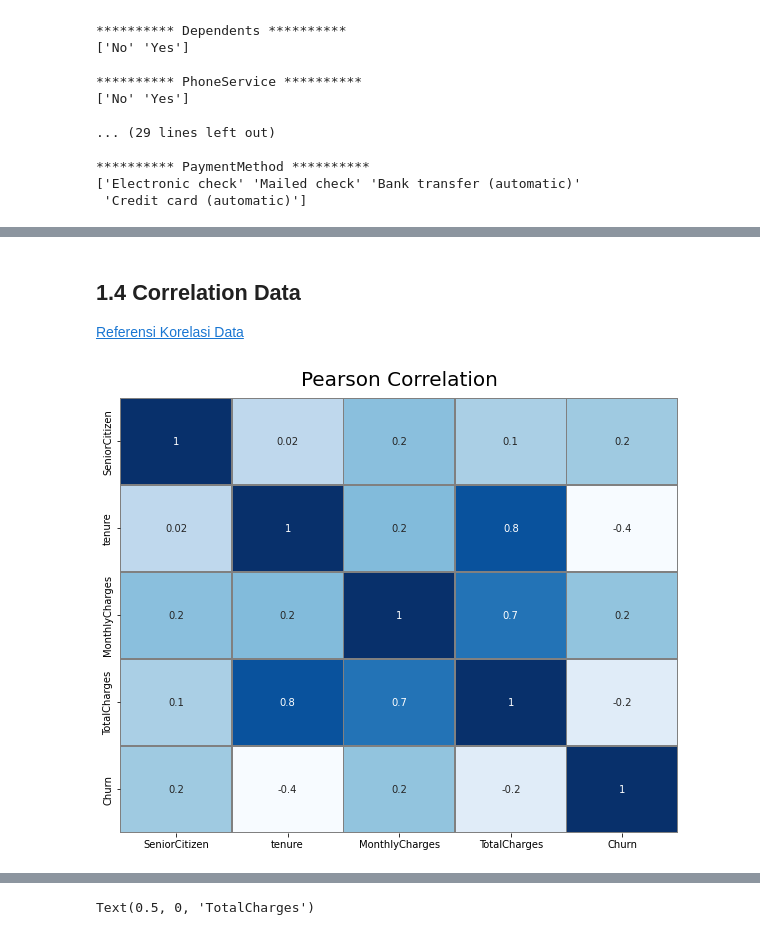
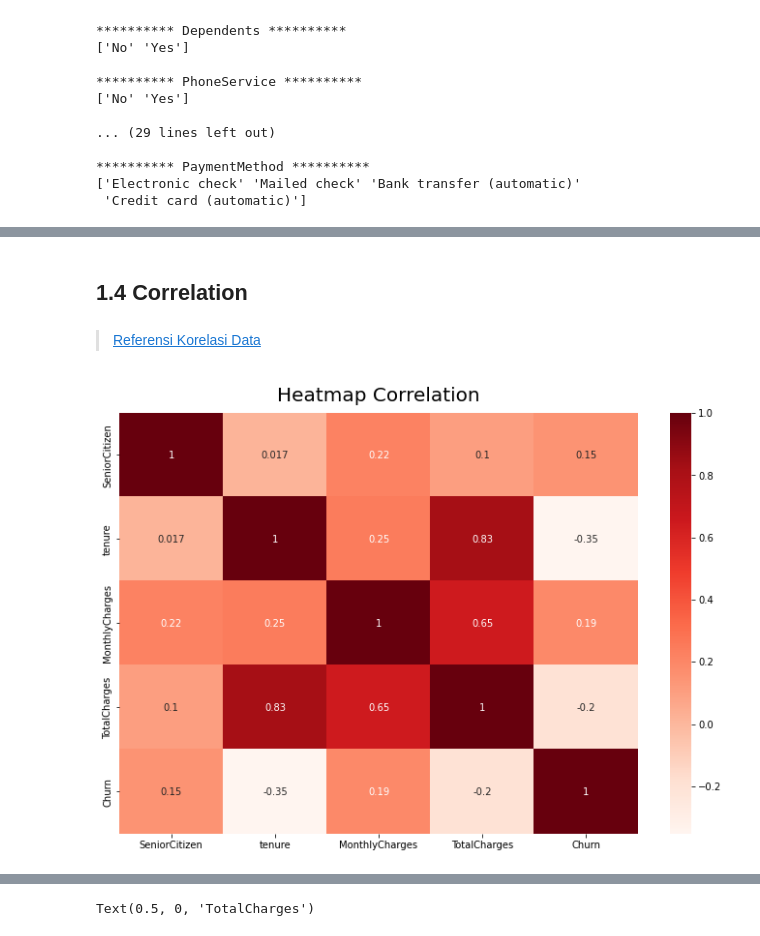
Before and after one commit to NabilahSharfina/TELCO-CUSTOMER-CHURN, a Jupyter notebook: Churn_with_SMOTE.ipynb, the cells around one changed output, grey strips where cells are left out. Cells and saved outputs as stored; diff of their text form; code cells hidden in the pictures.

```diff
--- a/Churn_with_SMOTE.ipynb
+++ b/Churn_with_SMOTE.ipynb
@@ -377,10 +444,10 @@ for i in range(len(numerical_features)):
+# %% [markdown]
+## 1.4 Correlation
 # %% [markdown]
-## 1.4 Correlation Data
-[Referensi Korelasi Data](https://www.scribbr.com/statistics/pearson-correlation-coefficient/)
+> [Referensi Korelasi Data](https://www.scribbr.com/statistics/pearson-correlation-coefficient/)
 # %%
-# Having a look at the correlation matrix
-fig, ax = plt.subplots(figsize=(10, 8))
-heatmap = sns.heatmap(df.corr(), annot=True, fmt='.1g', cmap=plt.cm.Blues, cbar=False, linewidths=0.5, linecolor='grey')
-heatmap.set_title('Pearson Correlation', fontdict={'fontsize':20}, pad=12);
+plt.subplots(figsize=(12, 8))
+heatmap = sns.heatmap(df.corr(), annot = True, cmap=plt.cm.Reds)
+heatmap.set_title('Heatmap Correlation', fontdict={'fontsize':20}, pad=12);
 # %% [output]
-[figure, old version]
+[figure, new version]
```
Also changed, not shown: parts of 88 cells of this notebook.
